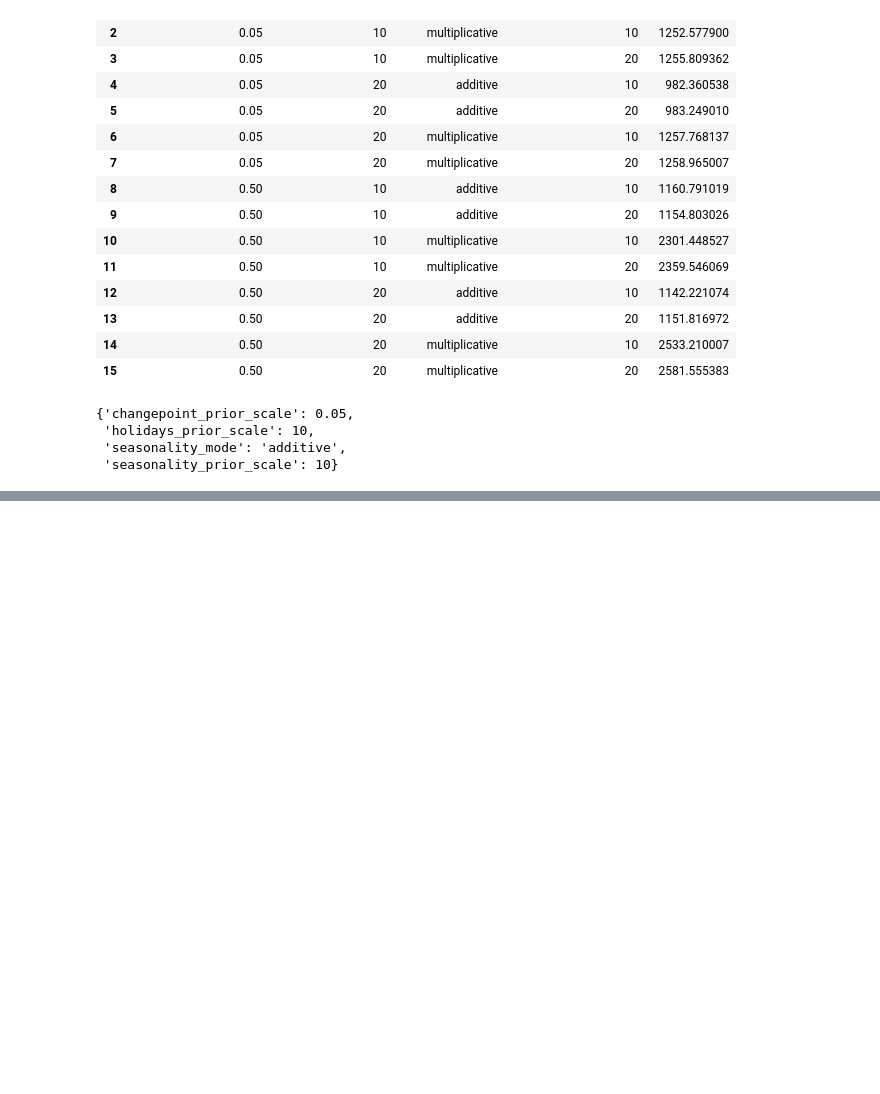
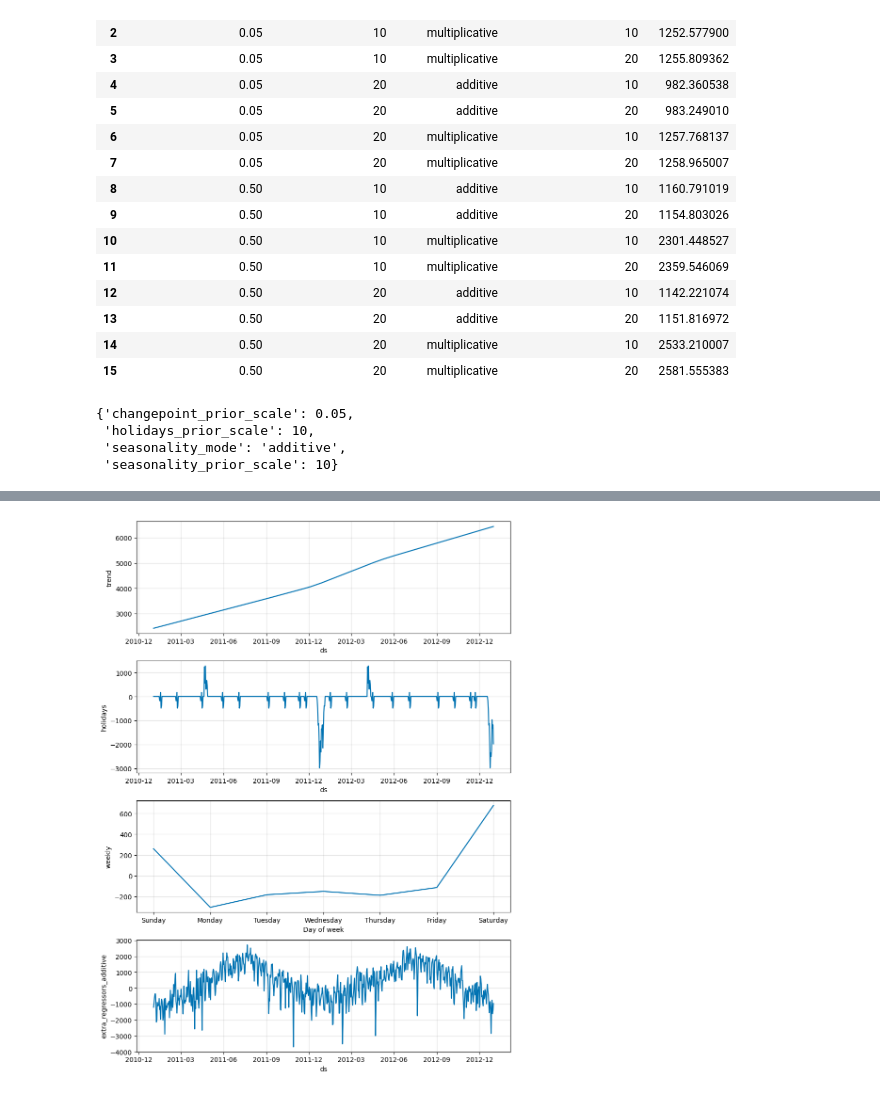
Before and after one commit to kshirsagarsiddharth/Python-Time-Series-Forecasting, a Jupyter notebook: facebook_prophet_project.ipynb, the cells around one changed output, grey strips where cells are left out. Saved outputs shown, nothing was run; the diff lists cells and outputs as text; code cells hidden in the pictures; blank space fills up the shorter version.

```diff
--- a/facebook_prophet_project.ipynb
+++ b/facebook_prophet_project.ipynb
@@ -754,0 +721,4 @@ best_params
+# %%
+future = model.make_future_dataframe(periods=30)
+# %%
+future_regressors = df.drop(columns=['ds','y']).dropna().reset_index(drop=True)
@@ -754,0 +741,2 @@ best_params
+# %%
+future = pd.concat([future, future_regressors], axis=1)
@@ -754,0 +759,2 @@ best_params
+# %%
+forecast = model.predict(future)
@@ -754,0 +777,4 @@ best_params
+# %%
+model.plot_components(forecast);
+# %% [output]
+[figure, added]
```
Also changed, not shown: parts of 25 cells of this notebook, 2 other files.
